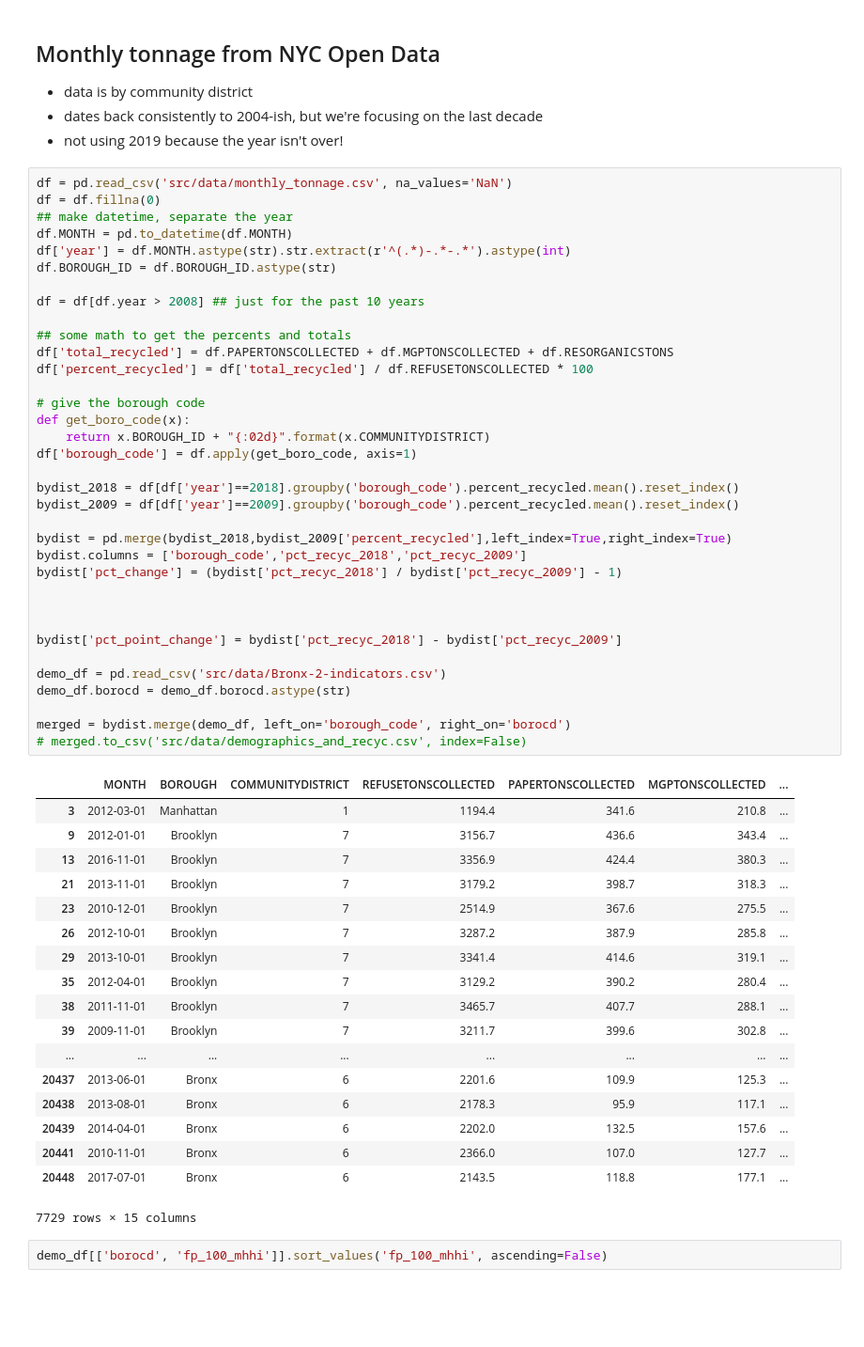
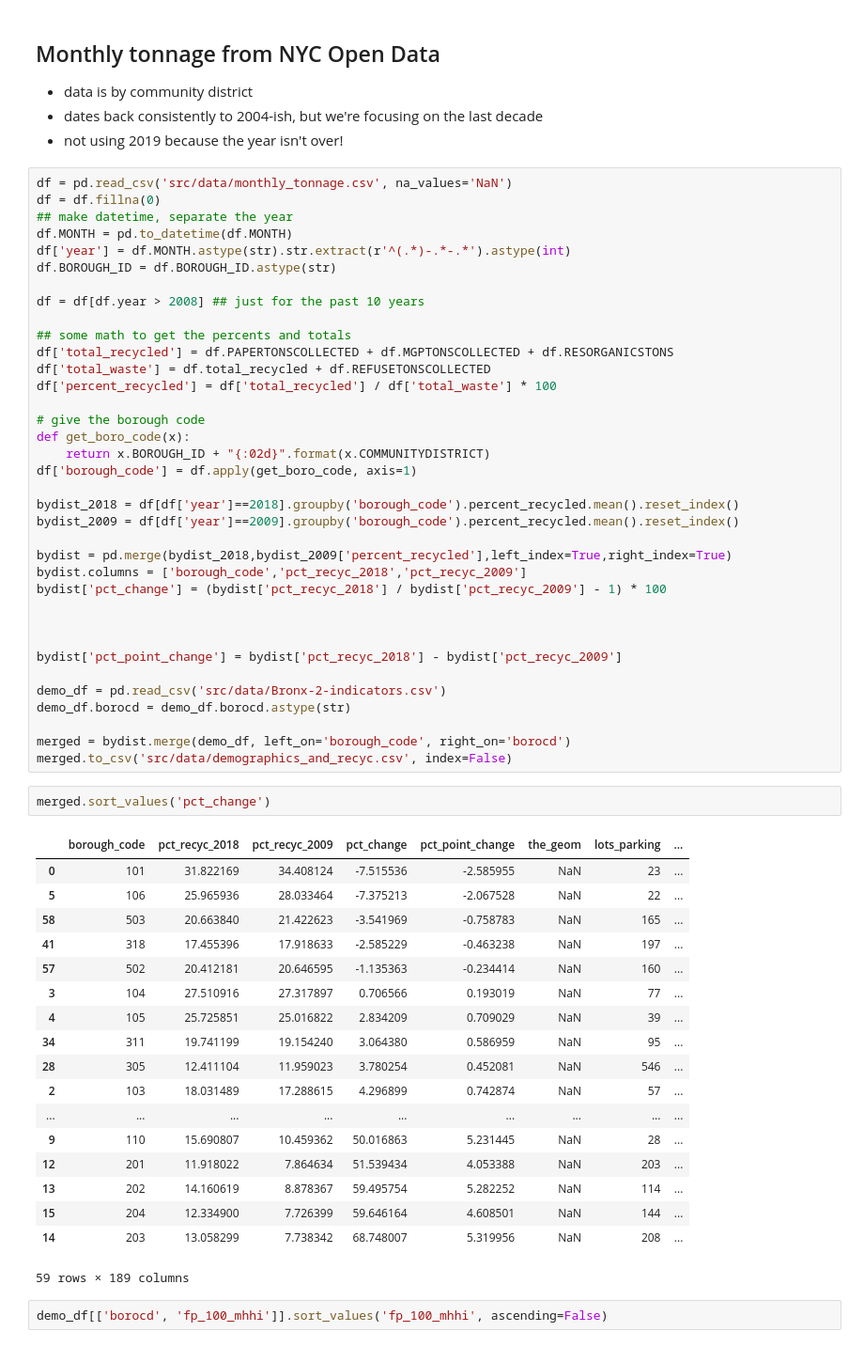
Before and after one commit to tongxuCai/NYC-recycling, a Jupyter notebook: src/data/NYC_Recycling_Sawyer.ipynb, the cells around one changed output. Shown at 94% size. Cells and saved outputs as stored; diff of their text form; blank space fills up the shorter version.

```diff
--- a/src/data/NYC_Recycling_Sawyer.ipynb
+++ b/src/data/NYC_Recycling_Sawyer.ipynb
@@ -54,7 +84,8 @@ df = df[df.year > 2008] ## just for the past 10 years
 
 ## some math to get the percents and totals
 df['total_recycled'] = df.PAPERTONSCOLLECTED + df.MGPTONSCOLLECTED + df.RESORGANICSTONS
-df['percent_recycled'] = df['total_recycled'] / df.REFUSETONSCOLLECTED * 100
+df['total_waste'] = df.total_recycled + df.REFUSETONSCOLLECTED
+df['percent_recycled'] = df['total_recycled'] / df['total_waste'] * 100
 
 # give the borough code
 def get_boro_code(x):
@@ -66,7 +97,7 @@ bydist_2009 = df[df['year']==2009].groupby('borough_code').percent_recycled.mean
 
 bydist = pd.merge(bydist_2018,bydist_2009['percent_recycled'],left_index=True,right_index=True)
 bydist.columns = ['borough_code','pct_recyc_2018','pct_recyc_2009']
-bydist['pct_change'] = (bydist['pct_recyc_2018'] / bydist['pct_recyc_2009'] - 1)
+bydist['pct_change'] = (bydist['pct_recyc_2018'] / bydist['pct_recyc_2009'] - 1) * 100
 
 
 
@@ -76,26 +107,28 @@ demo_df = pd.read_csv('src/data/Bronx-2-indicators.csv')
 demo_df.borocd = demo_df.borocd.astype(str)
 
 merged = bydist.merge(demo_df, left_on='borough_code', right_on='borocd')
-# merged.to_csv('src/data/demographics_and_recyc.csv', index=False)
+merged.to_csv('src/data/demographics_and_recyc.csv', index=False)
-# %% [output]
-|  | MONTH | BOROUGH | COMMUNITYDISTRICT | REFUSETONSCOLLECTED | PAPERTONSCOLLECTED | MGPTONSCOLLECTED | ... |
-| 3 | 2012-03-01 | Manhattan | 1 | 1194.4 | 341.6 | 210.8 | ... |
-| 9 | 2012-01-01 | Brooklyn | 7 | 3156.7 | 436.6 | 343.4 | ... |
-| 13 | 2016-11-01 | Brooklyn | 7 | 3356.9 | 424.4 | 380.3 | ... |
-| 21 | 2013-11-01 | Brooklyn | 7 | 3179.2 | 398.7 | 318.3 | ... |
-| 23 | 2010-12-01 | Brooklyn | 7 | 2514.9 | 367.6 | 275.5 | ... |
-| 26 | 2012-10-01 | Brooklyn | 7 | 3287.2 | 387.9 | 285.8 | ... |
-| 29 | 2013-10-01 | Brooklyn | 7 | 3341.4 | 414.6 | 319.1 | ... |
-| 35 | 2012-04-01 | Brooklyn | 7 | 3129.2 | 390.2 | 280.4 | ... |
-| 38 | 2011-11-01 | Brooklyn | 7 | 3465.7 | 407.7 | 288.1 | ... |
-| 39 | 2009-11-01 | Brooklyn | 7 | 3211.7 | 399.6 | 302.8 | ... |
-| ... | ... | ... | ... | ... | ... | ... | ... |
-| 20437 | 2013-06-01 | Bronx | 6 | 2201.6 | 109.9 | 125.3 | ... |
-| 20438 | 2013-08-01 | Bronx | 6 | 2178.3 | 95.9 | 117.1 | ... |
-| 20439 | 2014-04-01 | Bronx | 6 | 2202.0 | 132.5 | 157.6 | ... |
-| 20441 | 2010-11-01 | Bronx | 6 | 2366.0 | 107.0 | 127.7 | ... |
-| 20448 | 2017-07-01 | Bronx | 6 | 2143.5 | 118.8 | 177.1 | ... |
-7729 rows × 15 columns
+# %%
+merged.sort_values('pct_change')
+# %% [output]
+|  | borough_code | pct_recyc_2018 | pct_recyc_2009 | pct_change | pct_point_change | the_geom | lots_parking | ... |
+| 0 | 101 | 31.822169 | 34.408124 | -7.515536 | -2.585955 | NaN | 23 | ... |
+| 5 | 106 | 25.965936 | 28.033464 | -7.375213 | -2.067528 | NaN | 22 | ... |
+| 58 | 503 | 20.663840 | 21.422623 | -3.541969 | -0.758783 | NaN | 165 | ... |
+| 41 | 318 | 17.455396 | 17.918633 | -2.585229 | -0.463238 | NaN | 197 | ... |
+| 57 | 502 | 20.412181 | 20.646595 | -1.135363 | -0.234414 | NaN | 160 | ... |
+| 3 | 104 | 27.510916 | 27.317897 | 0.706566 | 0.193019 | NaN | 77 | ... |
+| 4 | 105 | 25.725851 | 25.016822 | 2.834209 | 0.709029 | NaN | 39 | ... |
+| 34 | 311 | 19.741199 | 19.154240 | 3.064380 | 0.586959 | NaN | 95 | ... |
+| 28 | 305 | 12.411104 | 11.959023 | 3.780254 | 0.452081 | NaN | 546 | ... |
+| 2 | 103 | 18.031489 | 17.288615 | 4.296899 | 0.742874 | NaN | 57 | ... |
+| ... | ... | ... | ... | ... | ... | ... | ... | ... |
+| 9 | 110 | 15.690807 | 10.459362 | 50.016863 | 5.231445 | NaN | 28 | ... |
+| 12 | 201 | 11.918022 | 7.864634 | 51.539434 | 4.053388 | NaN | 203 | ... |
+| 13 | 202 | 14.160619 | 8.878367 | 59.495754 | 5.282252 | NaN | 114 | ... |
+| 15 | 204 | 12.334900 | 7.726399 | 59.646164 | 4.608501 | NaN | 144 | ... |
+| 14 | 203 | 13.058299 | 7.738342 | 68.748007 | 5.319956 | NaN | 208 | ... |
+59 rows × 189 columns
 # %%
 demo_df[['borocd', 'fp_100_mhhi']].sort_values('fp_100_mhhi', ascending=False)
 # %% [output]
```
Also changed, not shown: parts of 2 cells of this notebook, 26 other files.
